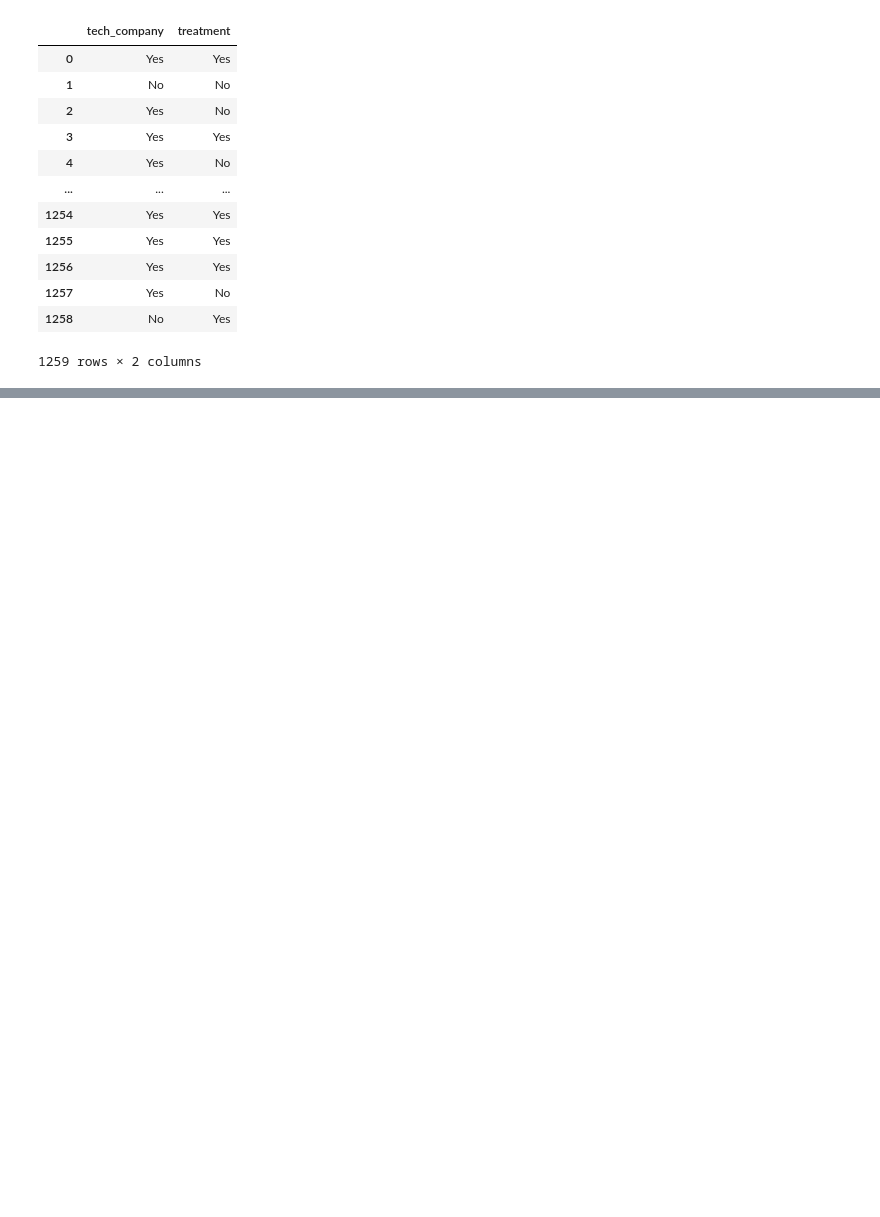
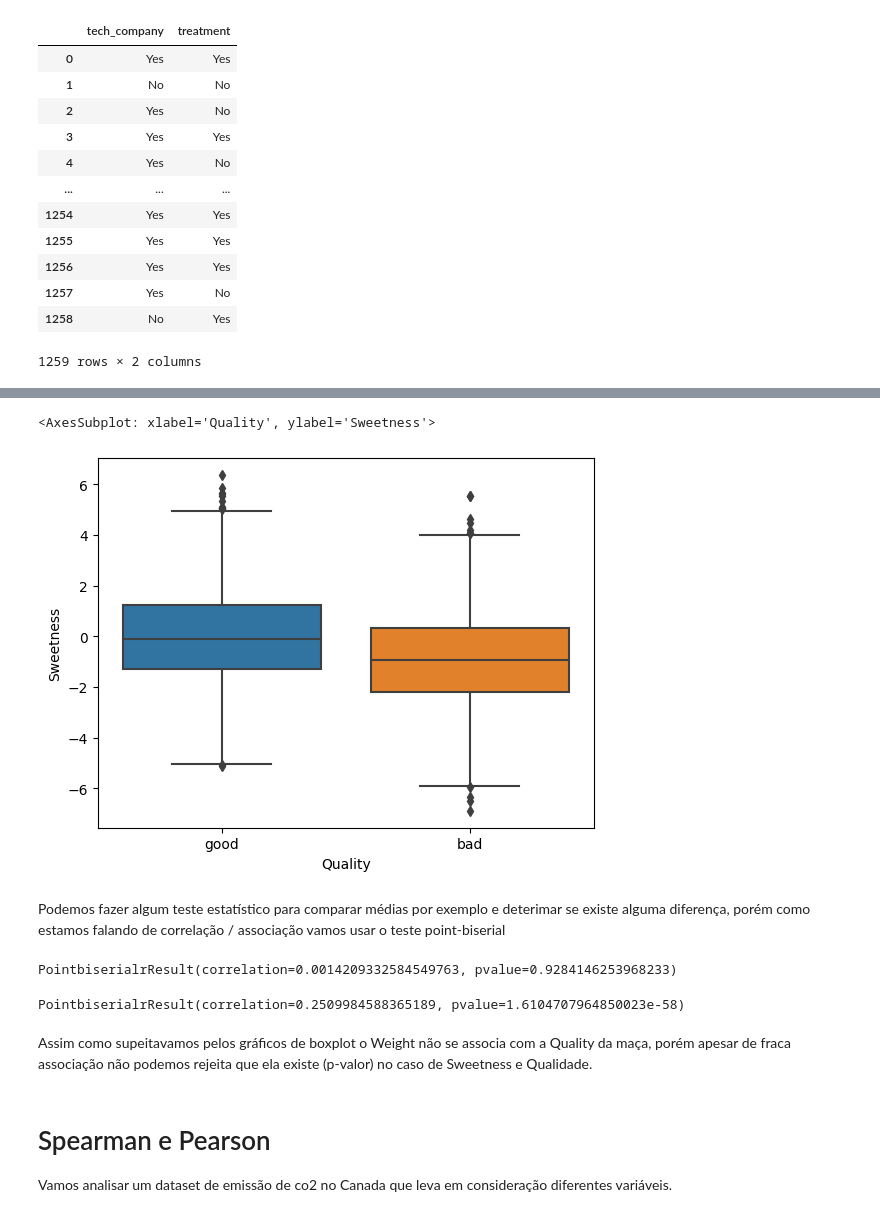
Before and after one commit to filipeaguiarrod/statistic_topics, a Jupyter notebook: Correlations/eda.ipynb, the cells around one changed output, grey strips where cells are left out. Drawn from its saved outputs; the diff is of its cells as text; code cells hidden in the pictures; blank space fills up the shorter version.

Commit message:
"Correlação estudo"

```diff
--- a/Correlations/eda.ipynb
+++ b/Correlations/eda.ipynb
@@ -104,0 +116,35 @@ ValueError: Grouper and axis must be same length
+# %%
+sns.boxplot(df2,x='Quality',y='Sweetness')
+# %% [output]
+<AxesSubplot: xlabel='Quality', ylabel='Sweetness'>
+[figure, added]
+# %% [markdown]
+Podemos fazer algum teste estatístico para comparar médias por exemplo e deterimar se existe alguma diferença, porém como estamos
+falando de correlação / associação vamos usar o teste point-biserial
+# %%
+from scipy import stats
+
+#precisamos converter a coluna de qualidade de string para número, vamos colocar 1 -good e 0 -bad
+
+df2['Quality_encoded'] = np.where(df2['Quality']=='good',1,0)
+
+stats.pointbiserialr(df2['Quality_encoded'], df2['Weight'])
+# %% [output]
+PointbiserialrResult(correlation=0.0014209332584549763, pvalue=0.9284146253968233)
+# %%
+from scipy import stats
+
+#precisamos converter a coluna de qualidade de string para número, vamos colocar 1 -good e 0 -bad
+
+df2['Quality_encoded'] = np.where(df2['Quality']=='good',1,0)
+
+stats.pointbiserialr(df2['Quality_encoded'], df2['Sweetness'])
+# %% [output]
+PointbiserialrResult(correlation=0.2509984588365189, pvalue=1.6104707964850023e-58)
+# %% [markdown]
+Assim como supeitavamos pelos gráficos de boxplot o Weight não se associa com a Quality da maça, porém apesar de fraca associação
+não podemos rejeita que ela existe (p-valor) no caso de Sweetness e Qualidade.
+# %% [markdown]
+# Spearman e Pearson
+
+Vamos analisar um dataset de emissão de co2 no Canada que leva em consideração diferentes variáveis.
```
Also changed, not shown: parts of 27 cells of this notebook, 3 other files.
